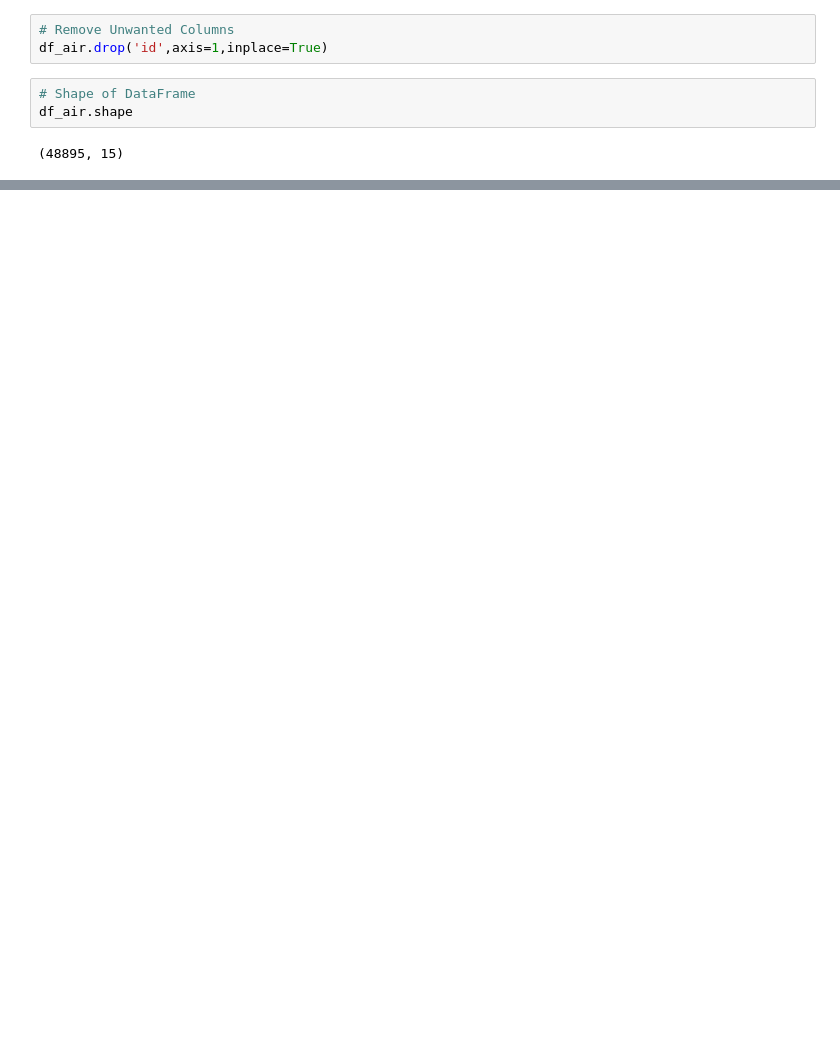
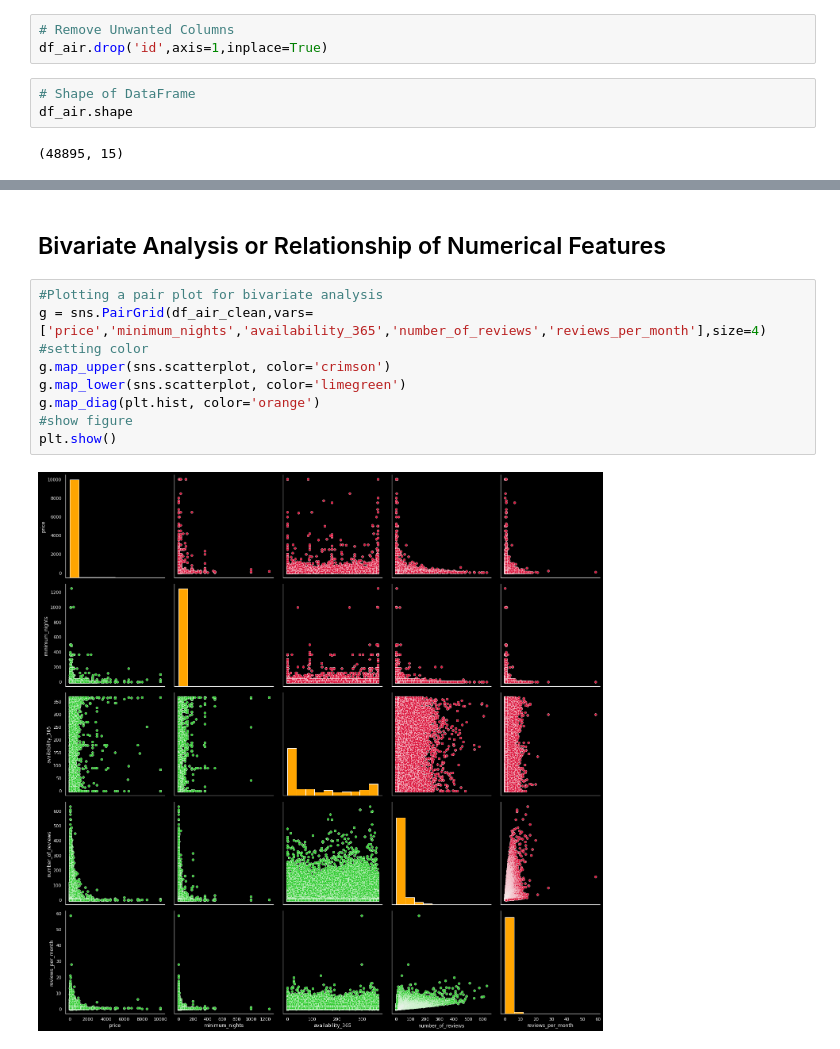
Before and after one commit to Jaiharish-passion07/Almabetter-Capstone_project, a Jupyter notebook: Jai_Harish_capstone_project_Airbnb.ipynb, the cells around one changed output, grey strips where cells are left out. Cells and saved outputs as stored; diff of their text form; blank space fills up the shorter version.

```diff
--- a/Jai_Harish_capstone_project_Airbnb.ipynb
+++ b/Jai_Harish_capstone_project_Airbnb.ipynb
@@ -200,0 +215,13 @@ sns.barplot(df_host['Host_id'],df_host['count'],)
+# %% [markdown]
+## Bivariate Analysis or Relationship of Numerical Features
+# %%
+#Plotting a pair plot for bivariate analysis
+g = sns.PairGrid(df_air_clean,vars=['price','minimum_nights','availability_365','number_of_reviews','reviews_per_month'],size=4)
+#setting color
+g.map_upper(sns.scatterplot, color='crimson')
+g.map_lower(sns.scatterplot, color='limegreen')
+g.map_diag(plt.hist, color='orange')
+#show figure
+plt.show()
+# %% [output]
+[figure, added]
```
Also changed, not shown: parts of 197 cells of this notebook.
